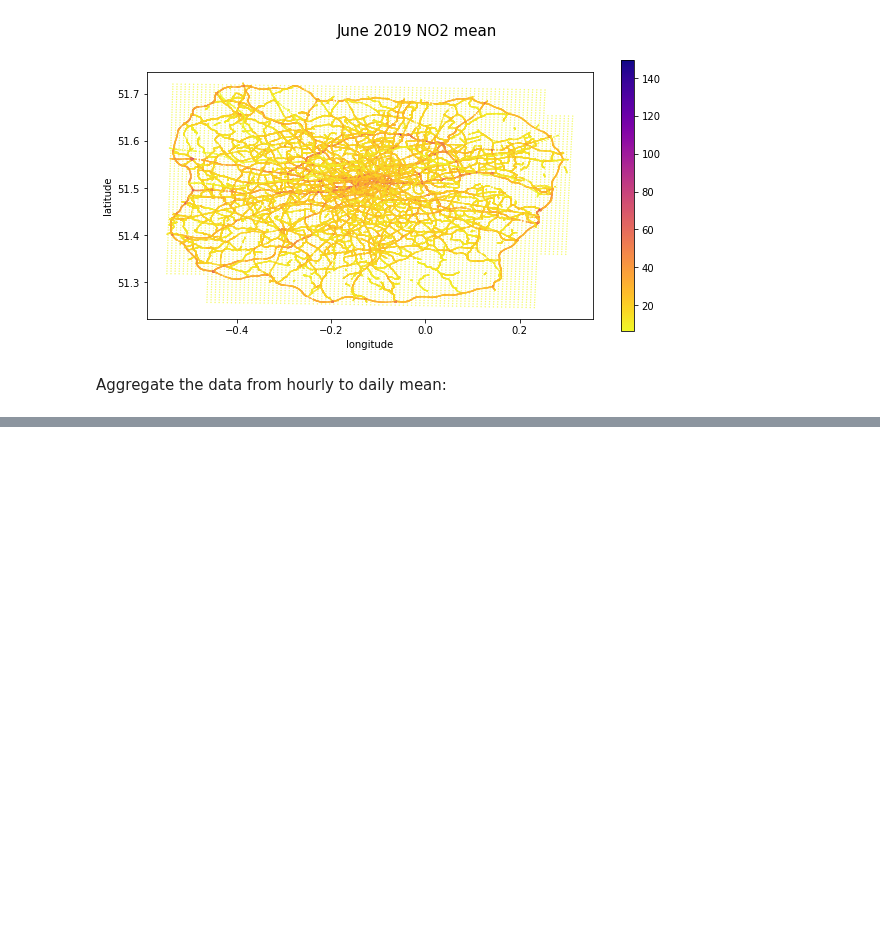
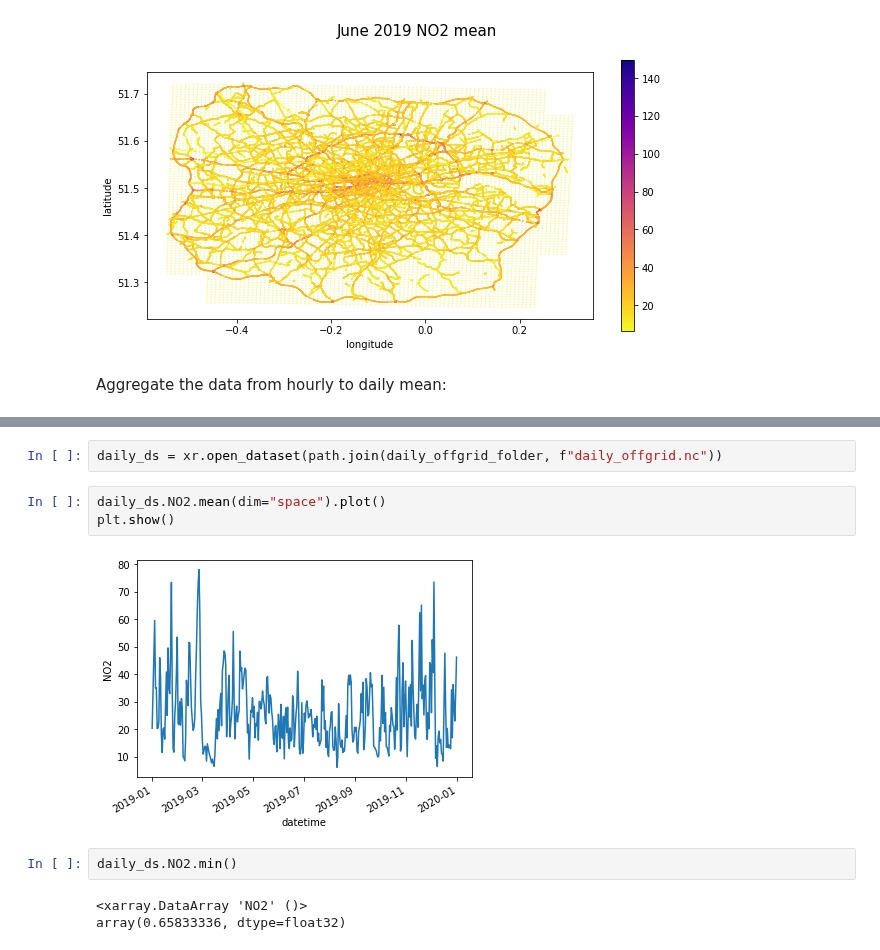
Before and after one commit to michellewl/AQmortality, a Jupyter notebook: ADMS-Urban/process_timeseries_ADMS_outputs.ipynb, the cells around one changed output, grey strips where cells are left out. Cells and saved outputs as stored; diff of their text form; blank space fills up the shorter version.

```diff
--- a/ADMS-Urban/process_timeseries_ADMS_outputs.ipynb
+++ b/ADMS-Urban/process_timeseries_ADMS_outputs.ipynb
@@ -110,3 +130,15 @@ daily_ds.to_netcdf(path.join(daily_offgrid_folder, f"daily_offgrid.nc"))
 print("Done.")
 # %% [output]
 Concatenating regions...
+# %%
+daily_ds = xr.open_dataset(path.join(daily_offgrid_folder, f"daily_offgrid.nc"))
+# %%
+daily_ds.NO2.mean(dim="space").plot()
+plt.show()
+# %% [output]
+[figure, added]
+# %%
+daily_ds.NO2.min()
+# %% [output]
+<xarray.DataArray 'NO2' ()>
+array(0.65833336, dtype=float32)
```
Also changed, not shown: parts of 4 cells of this notebook, 1 other file.
